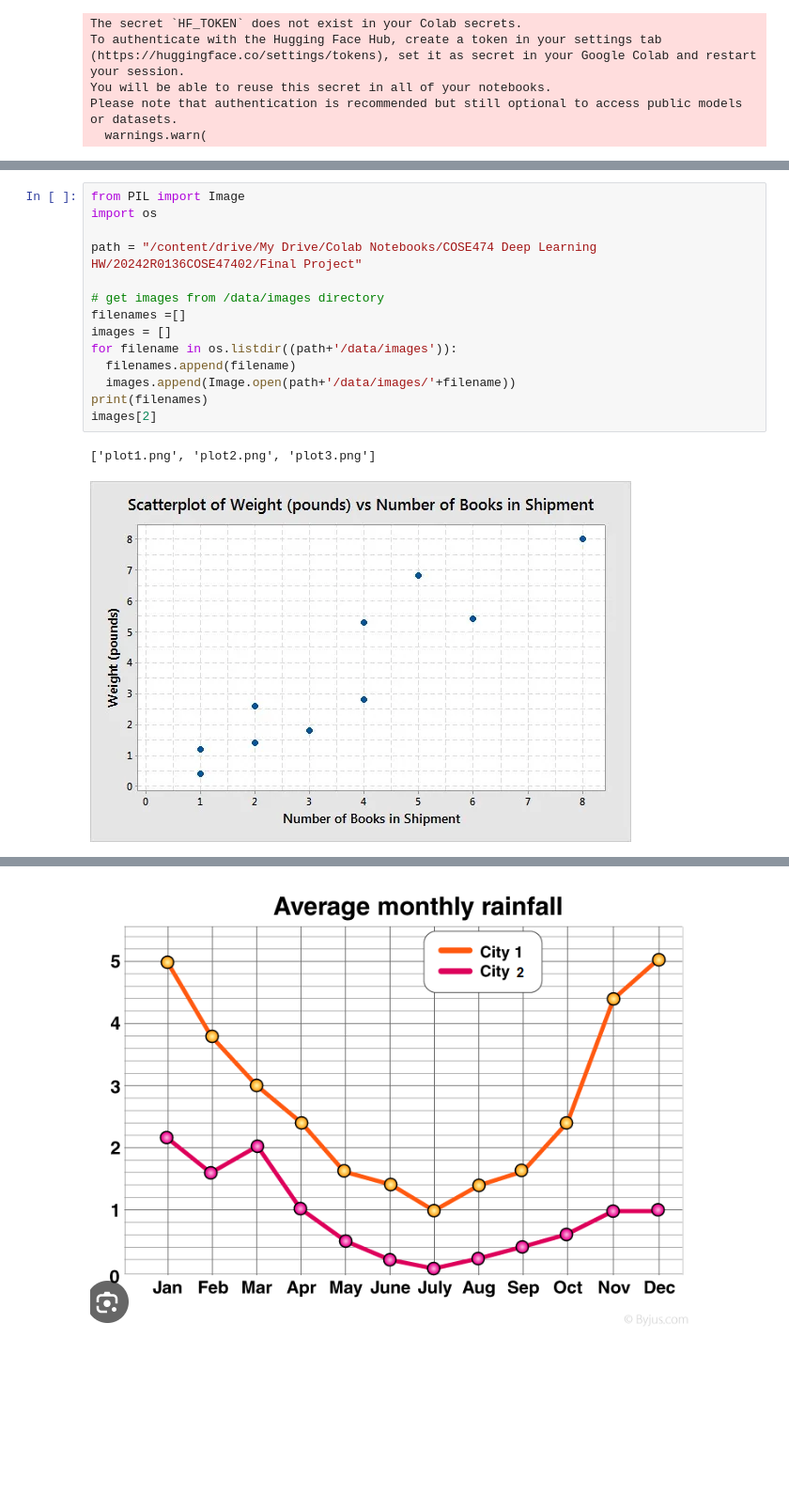
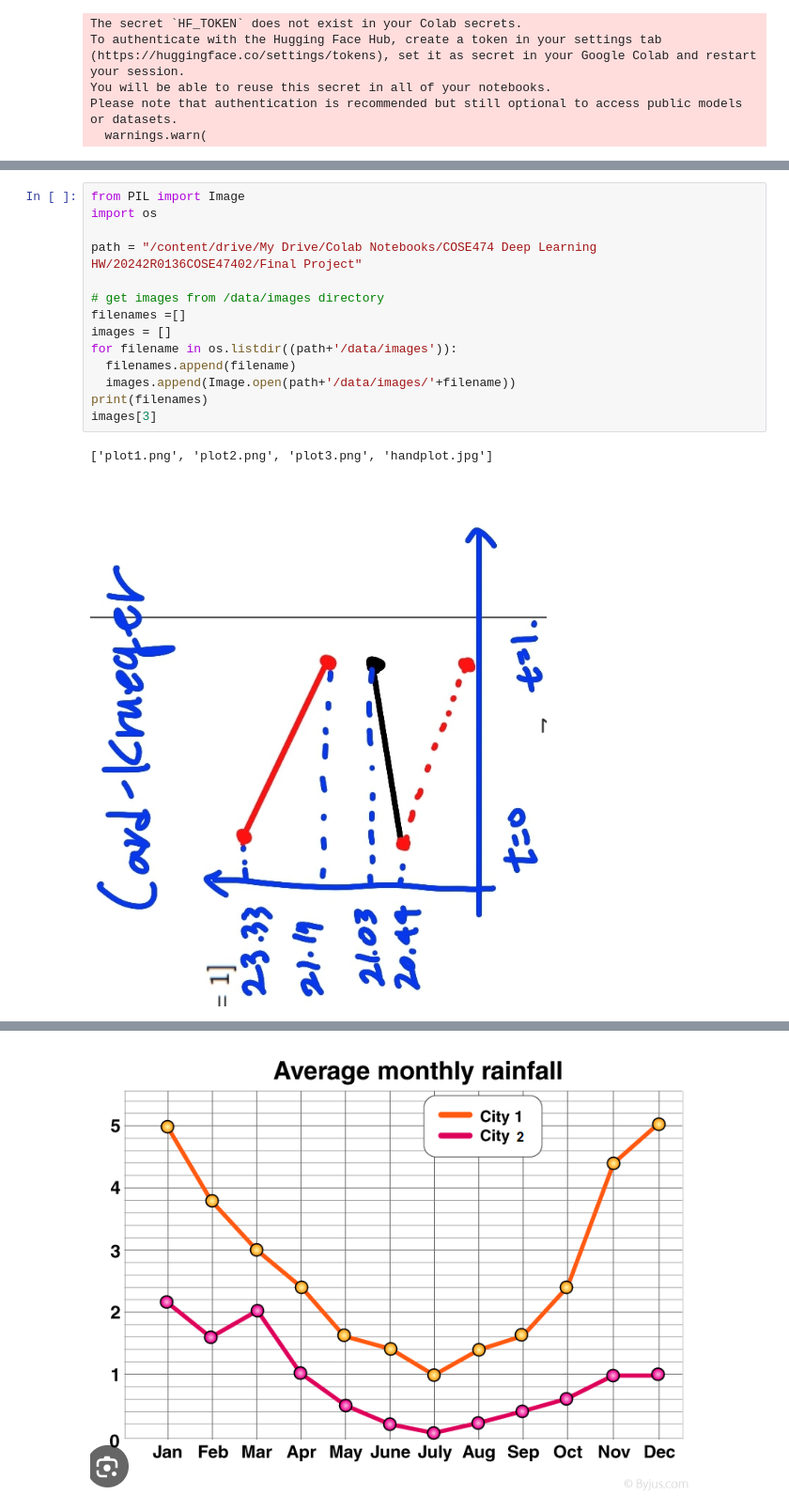
Before and after one commit to 1Park/20242R0136COSE47402, a Jupyter notebook: Final Project/Deplot.ipynb, the cells around one changed output, grey strips where cells are left out. Shown: that part at 94% size. Drawn from its saved outputs; the diff is of its cells as text; blank space fills up the shorter version.

```diff
--- a/Final Project/Deplot.ipynb
+++ b/Final Project/Deplot.ipynb
@@ -36,18 +36,18 @@ Mounted at /content/drive
 # %%
 from PIL import Image
 import os
 
 path = "/content/drive/My Drive/Colab Notebooks/COSE474 Deep Learning HW/20242R0136COSE47402/Final Project"
 
 # get images from /data/images directory
 filenames =[]
 images = []
 for filename in os.listdir((path+'/data/images')):
   filenames.append(filename)
   images.append(Image.open(path+'/data/images/'+filename))
 print(filenames)
-images[2]
+images[3]
 # %% [output]
-['plot1.png', 'plot2.png', 'plot3.png']
+['plot1.png', 'plot2.png', 'plot3.png', 'handplot.jpg']
-[figure, old version]
+[figure, new version]
 # %%
```
Also changed, not shown: parts of 2 cells of this notebook, 5 other files.
